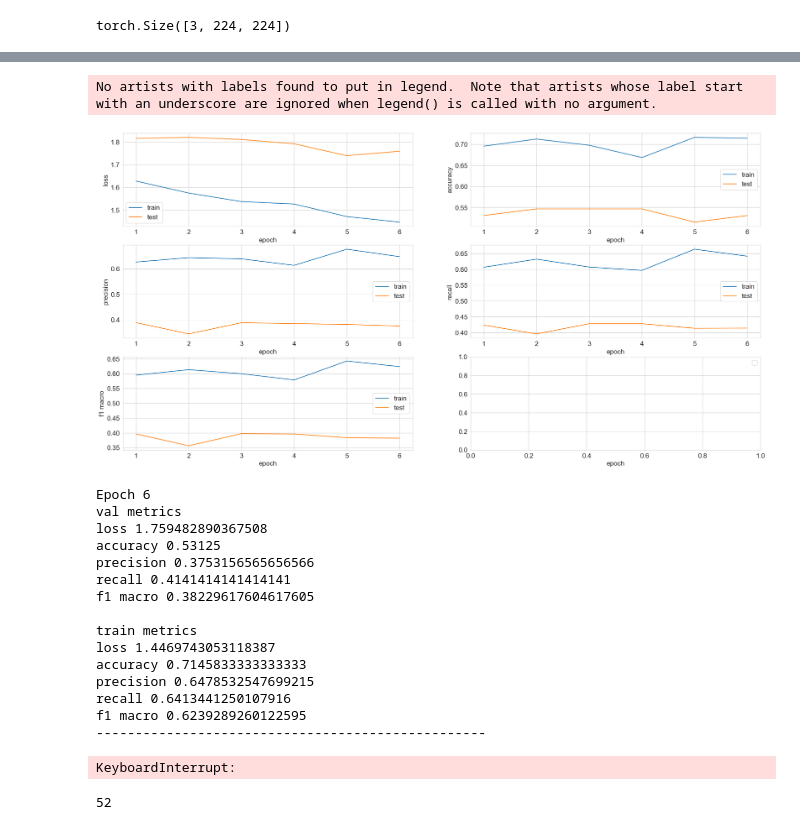
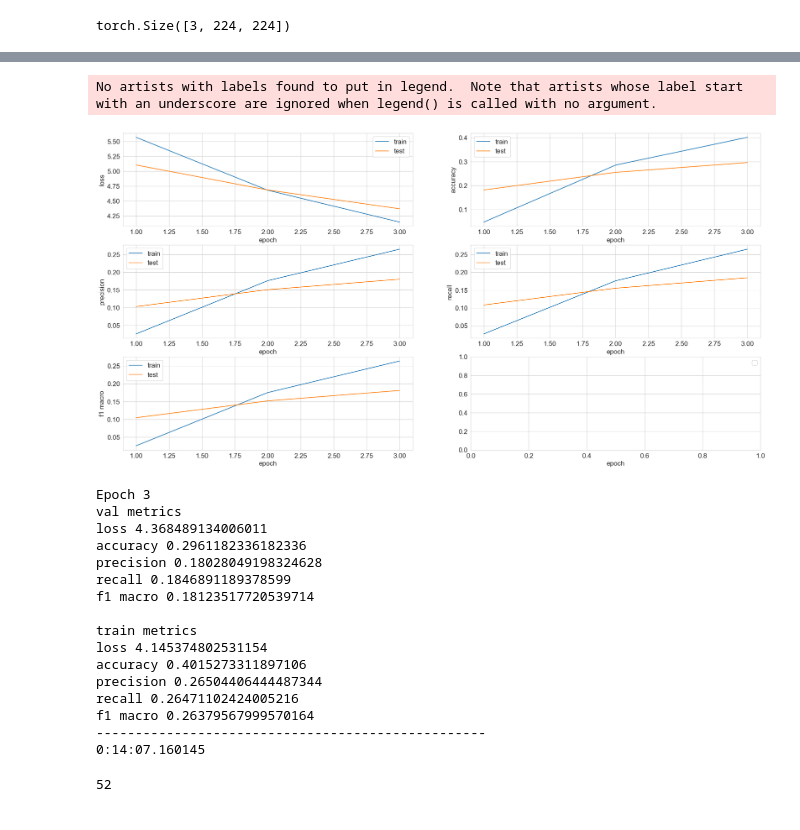
Before and after one commit to Kulikov17/seo-optimization-product-cards, a Jupyter notebook: notebooks/wb_classificator_mobilenet.ipynb, the cells around one changed output, grey strips where cells are left out. Cells and saved outputs as stored; diff of their text form; code cells hidden in the pictures.

```diff
--- a/notebooks/wb_classificator_mobilenet.ipynb
+++ b/notebooks/wb_classificator_mobilenet.ipynb
@@ -180,7 +186,8 @@ class WbDataset(Dataset):
 
     def __getitem__(self, index):
         img_path = self.img_paths[index]
-        img =  read_image(str(img_path))
+        #img =  read_image(str(img_path))
+        img = Image.open(str(img_path)).convert('RGB')
 
         if self.transform is not None:
             img = self.transform(img)
@@ -194,15 +201,15 @@ class WbDataset(Dataset):
     def __len__(self):
         return len(self.img_paths)
 # %%
-data_dir = Path("E:/!sofi/Datasets/datasets/hse-mlds-project-year2") / "data/data"
+data_dir = Path("C:/temp/!hse-mlds-project-year2") / "канцтовары"
 processor = MobileNet_V2_Weights.IMAGENET1K_V2.transforms(
     antialias=True,
 )
 
 # в данной функции определяется надо ли исп-ть feedbacks и какие категории брать
 img_paths, target_enc, _, idx2target = get_target(data_dir,
-                                                  feedbacks=True,
-                                                  level=2,
+                                                  feedbacks=False,
+                                                  level=1,
                                                   category1="Канцтовары")
 train_paths, test_paths, ytrain, ytest = get_traintestsplit(img_paths, target_enc, SEED)
 
@@ -434,7 +441,7 @@ class Trainer:
         plot: bool,
         train_transform=None,
         train_mixes=None,
-        if_save: bool = False,
+        saving: bool = False,
         save_path: Optional[Path] = None,
     ):
         train_losses = []
@@ -481,7 +488,7 @@ class Trainer:
                 print(elem[0], elem[1][-1])
             print('-'*50)
 
-            if save:
+            if saving:
                 accelerator.save_state(output_dir=save_path / f"checkpoint_afterepoch_{epoch}of{num_epochs}")
 
         return train_losses, val_losses, train_metrics, val_metrics
@@ -507,5 +514,5 @@ sum(param.numel() for param in model.parameters())
 # %%
-NUM_EPOCHS = 15
+NUM_EPOCHS = 20
 
 # model = model.to(device)
 optimizer = torch.optim.AdamW(
@@ -522,33 +634,38 @@ model, optimizer = accelerator.prepare(model, optimizer)
 # %%
+# webp
 trainer = Trainer(
             model,
             optimizer,
             None,
             criterion,
             accelerator,
             device,
         )
+
+a = datetime.now()
 train_losses, test_losses, train_metrics, test_metrics = trainer.train(
             train_loader, val_loader, NUM_EPOCHS, True)
+b = datetime.now()
+print(b - a)
 # %% [output]
 No artists with labels found to put in legend.  Note that artists whose label start with an underscore are ignored when legend() is called with no argument.
-[figure, old version]
+[figure, new version]
-Epoch 6
+Epoch 3
 val metrics
-loss 1.759482890367508
-accuracy 0.53125
-precision 0.3753156565656566
-recall 0.4141414141414141
-f1 macro 0.38229617604617605
+loss 4.368489134006011
+accuracy 0.2961182336182336
+precision 0.18028049198324628
+recall 0.1846891189378599
+f1 macro 0.18123517720539714
 
 train metrics
-loss 1.4469743053118387
-accuracy 0.7145833333333333
-precision 0.6478532547699215
-recall 0.6413441250107916
-f1 macro 0.6239289260122595
+loss 4.145374802531154
+accuracy 0.4015273311897106
+precision 0.26504406444487344
+recall 0.26471102424005216
+f1 macro 0.26379567999570164
 --------------------------------------------------
+0:14:07.160145
-KeyboardInterrupt:
 # %%
 @torch.no_grad()
 def inference(model, loader, device):
```
Also changed, not shown: parts of 8 cells of this notebook.
